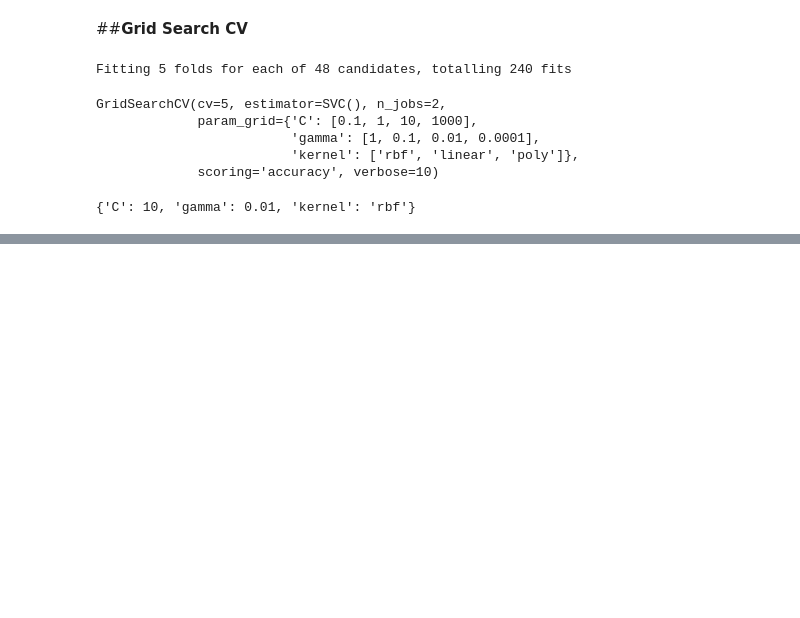
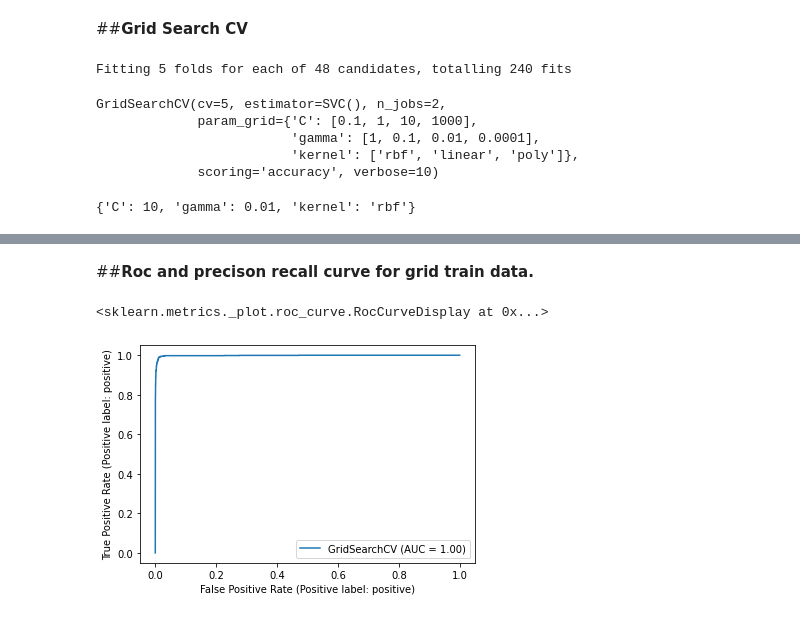
Before and after one commit to sagar2582/Sentiment-Analysis-of-Tweets, a Jupyter notebook: Tweets(Sentimental_Analysis).ipynb, the cells around one changed output, grey strips where cells are left out. Cells and saved outputs as stored; diff of their text form; code cells hidden in the pictures; blank space fills up the shorter version.

```diff
--- a/Tweets(Sentimental_Analysis).ipynb
+++ b/Tweets(Sentimental_Analysis).ipynb
@@ -346,0 +374,8 @@ print(confusion_matrix(y_test,g_pred_test))
+# %% [markdown]
+##**Roc and precison recall curve for grid train data.**
+# %%
+from sklearn import datasets, metrics, model_selection, svm
+metrics.plot_roc_curve(grid, train_vectorized, y_train)
+# %% [output]
+<sklearn.metrics._plot.roc_curve.RocCurveDisplay at 0x...>
+[figure, added]
```
Also changed, not shown: parts of 25 cells of this notebook.
